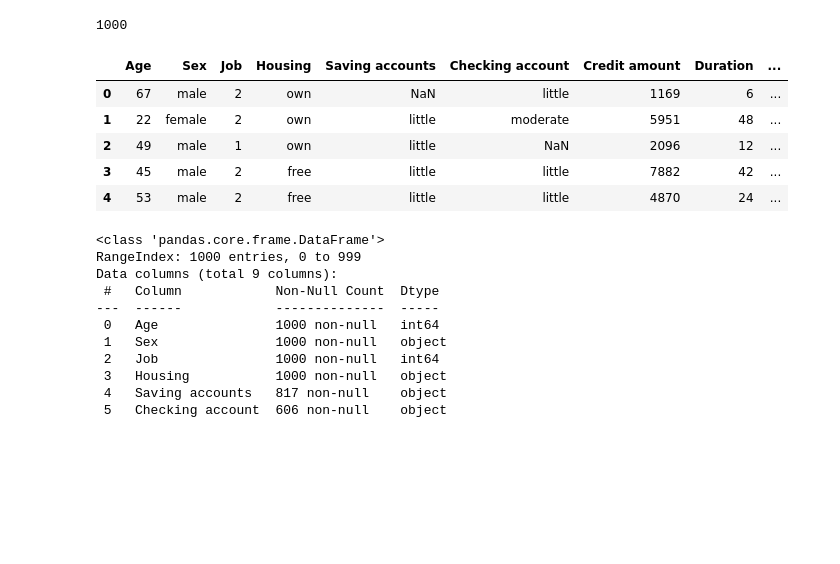
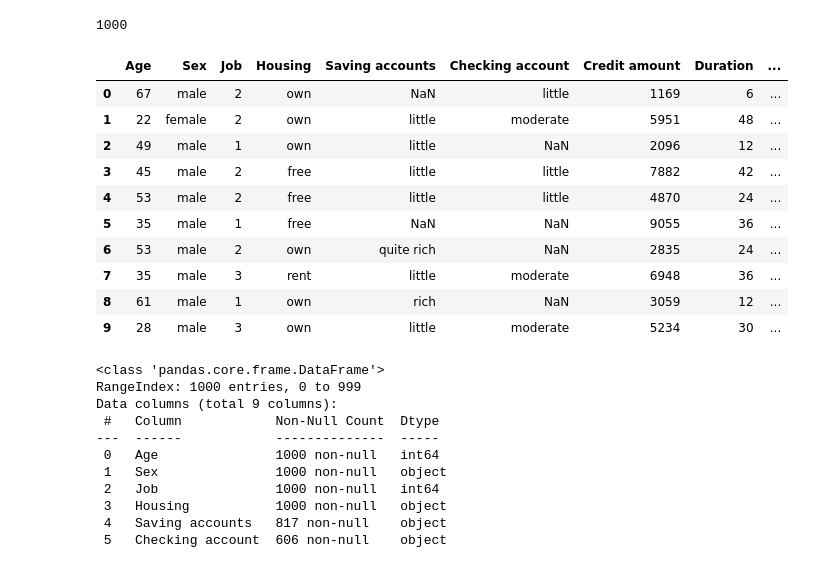
Before and after one commit to lpestov/credit_scoring, a Jupyter notebook: Credit_scoring_final.ipynb, the cells around one changed output. Cells and saved outputs as stored; diff of their text form; code cells hidden in the pictures; blank space fills up the shorter version.

```diff
--- a/Credit_scoring_final.ipynb
+++ b/Credit_scoring_final.ipynb
@@ -20,14 +20,19 @@ len(df)
 # %% [output]
 1000
 # %%
-df.head()
+df.head(10)
 # %% [output]
 |  | Age | Sex | Job | Housing | Saving accounts | Checking account | Credit amount | Duration | ... |
 | 0 | 67 | male | 2 | own | NaN | little | 1169 | 6 | ... |
 | 1 | 22 | female | 2 | own | little | moderate | 5951 | 48 | ... |
 | 2 | 49 | male | 1 | own | little | NaN | 2096 | 12 | ... |
 | 3 | 45 | male | 2 | free | little | little | 7882 | 42 | ... |
 | 4 | 53 | male | 2 | free | little | little | 4870 | 24 | ... |
+| 5 | 35 | male | 1 | free | NaN | NaN | 9055 | 36 | ... |
+| 6 | 53 | male | 2 | own | quite rich | NaN | 2835 | 24 | ... |
+| 7 | 35 | male | 3 | rent | little | moderate | 6948 | 36 | ... |
+| 8 | 61 | male | 1 | own | rich | NaN | 3059 | 12 | ... |
+| 9 | 28 | male | 3 | own | little | moderate | 5234 | 30 | ... |
 # %%
 df.info()
 # %% [output]
```
Also changed, not shown: parts of 3 cells of this notebook, 1 other file.
